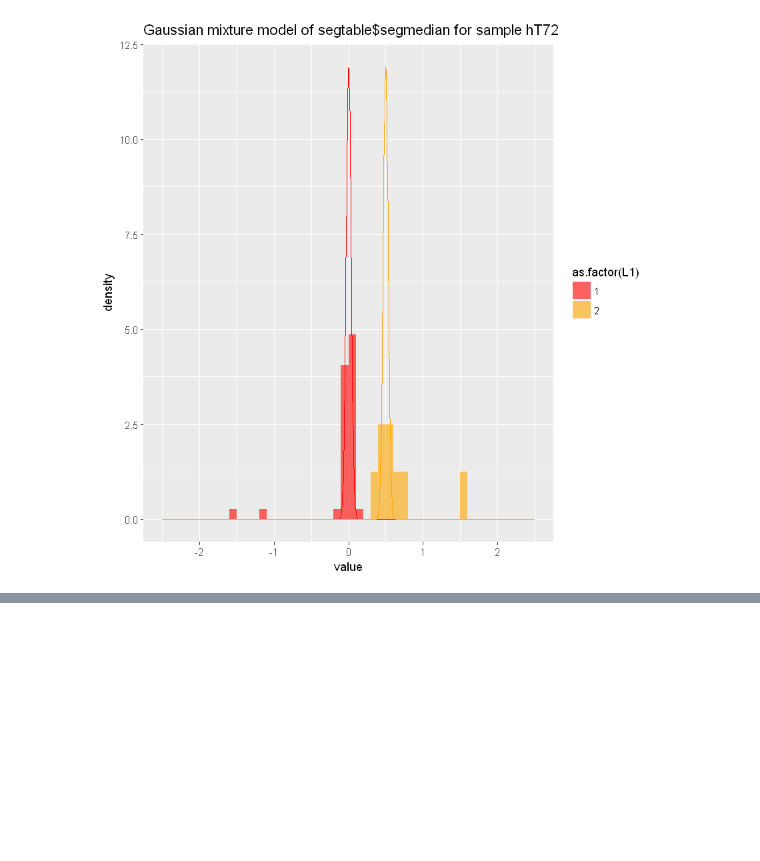
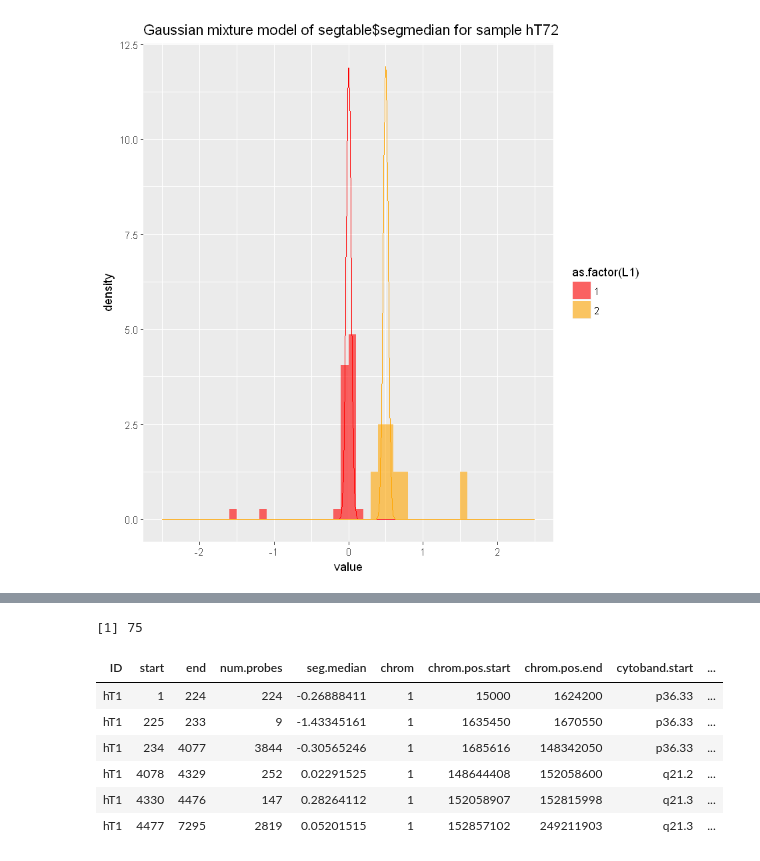
Before and after one commit to CodingBash/CNV-Clinical-Preprocessing, a Jupyter notebook: notebooks/Visualize GMMs from CNprep.ipynb, the cells around one changed output, grey strips where cells are left out. Cells and saved outputs as stored; diff of their text form; code cells hidden in the pictures; blank space fills up the shorter version.

```diff
--- a/notebooks/Visualize GMMs from CNprep.ipynb
+++ b/notebooks/Visualize GMMs from CNprep.ipynb
@@ -84,0 +114,14 @@ Warning message:
+# %%
+setwd("~/Documents/Git-Projects/Git-Research-Projects/drug-response-prediction")
+seginput <- retrieveSeginput("hT1", dir = "segInputs/")
+nrow(seginput)
+head(seginput)
+# %% [output]
+[1] 75
+| ID | start | end | num.probes | seg.median | chrom | chrom.pos.start | chrom.pos.end | cytoband.start | ... |
+| hT1 | 1 | 224 | 224 | -0.26888411 | 1 | 15000 | 1624200 | p36.33 | ... |
+| hT1 | 225 | 233 | 9 | -1.43345161 | 1 | 1635450 | 1670550 | p36.33 | ... |
+| hT1 | 234 | 4077 | 3844 | -0.30565246 | 1 | 1685616 | 148342050 | p36.33 | ... |
+| hT1 | 4078 | 4329 | 252 | 0.02291525 | 1 | 148644408 | 152058600 | q21.2 | ... |
+| hT1 | 4330 | 4476 | 147 | 0.28264112 | 1 | 152058907 | 152815998 | q21.3 | ... |
+| hT1 | 4477 | 7295 | 2819 | 0.05201515 | 1 | 152857102 | 249211903 | q21.3 | ... |
```
Also changed, not shown: parts of 3 cells of this notebook, 13 other files.
